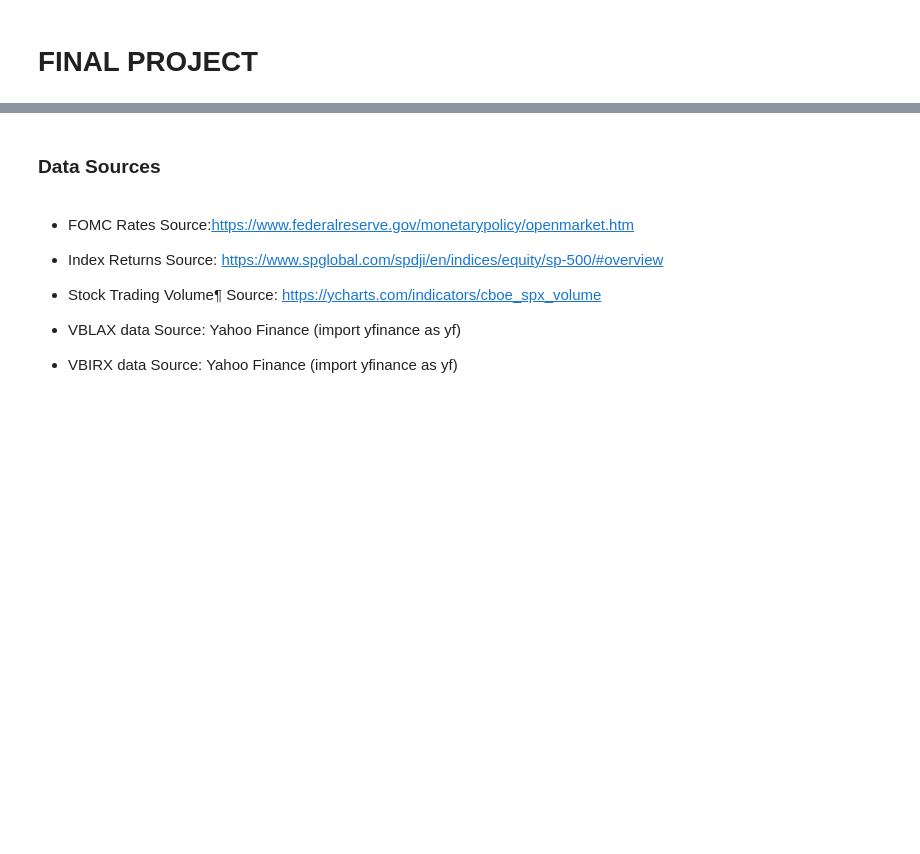
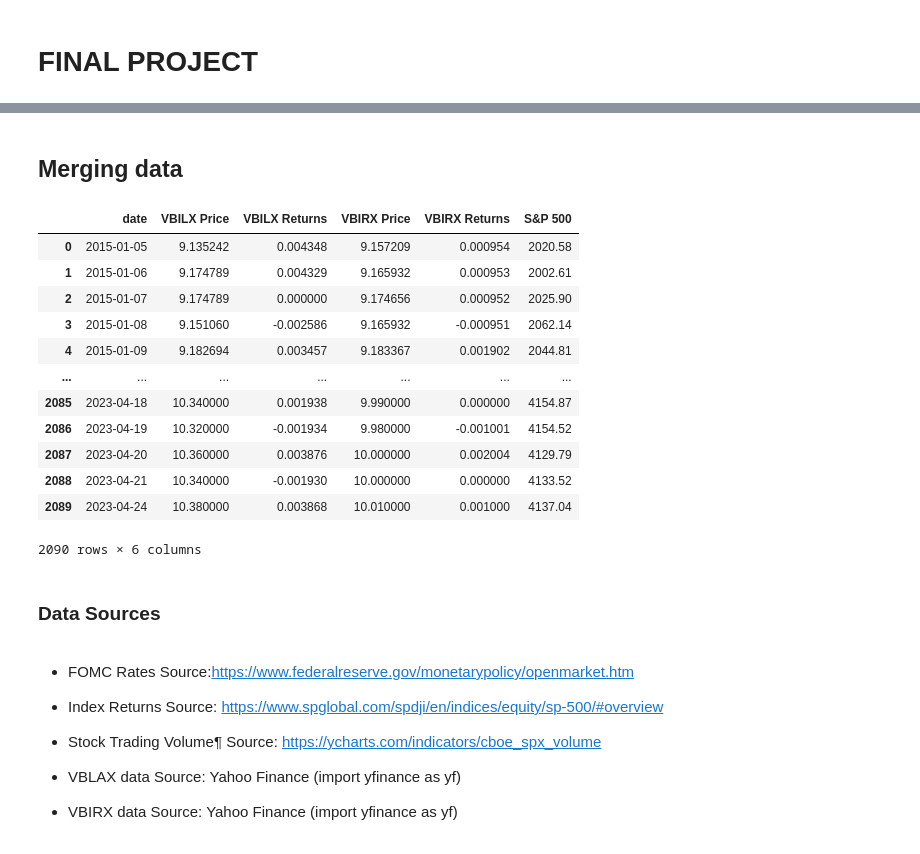
Before and after one commit to mab923/finalteamproject, a Jupyter notebook: FinalProject.ipynb, the cells around one changed output, grey strips where cells are left out. Cells and saved outputs as stored; diff of their text form; code cells hidden in the pictures; blank space fills up the shorter version.

```diff
--- a/FinalProject.ipynb
+++ b/FinalProject.ipynb
@@ -16,3 +13,31 @@ Vbirx= pd.read_csv('inputs/Clean_Data/Clean_Vbirx.csv')
+# %% [markdown]
+## Merging data
+# %%
+# Set date column as index in each dataset
+Vbilx.set_index('Date', inplace=True)
+Vbirx.set_index('Date', inplace=True)
+sp500_ret.set_index('date', inplace=True)
+
+# Merge datasets
+merged_data = pd.concat([Vbilx['Daily Price'],Vbilx['Daily Returns'], Vbirx['Daily Price'], Vbirx['Daily Returns'], sp500_ret['S&P_500']], axis=1, keys=['VBILX Price','VBILX Returns', 'VBIRX Price', 'VBIRX Returns', 'S&P 500'])
+merged_data.reset_index(inplace=True)
+merged_data = merged_data.rename(columns={'index':'date'})
+# %%
+merged_data
+# %% [output]
+|  | date | VBILX Price | VBILX Returns | VBIRX Price | VBIRX Returns | S&P 500 |
+| 0 | 2015-01-05 | 9.135242 | 0.004348 | 9.157209 | 0.000954 | 2020.58 |
+| 1 | 2015-01-06 | 9.174789 | 0.004329 | 9.165932 | 0.000953 | 2002.61 |
+| 2 | 2015-01-07 | 9.174789 | 0.000000 | 9.174656 | 0.000952 | 2025.90 |
+| 3 | 2015-01-08 | 9.151060 | -0.002586 | 9.165932 | -0.000951 | 2062.14 |
+| 4 | 2015-01-09 | 9.182694 | 0.003457 | 9.183367 | 0.001902 | 2044.81 |
+| ... | ... | ... | ... | ... | ... | ... |
+| 2085 | 2023-04-18 | 10.340000 | 0.001938 | 9.990000 | 0.000000 | 4154.87 |
+| 2086 | 2023-04-19 | 10.320000 | -0.001934 | 9.980000 | -0.001001 | 4154.52 |
+| 2087 | 2023-04-20 | 10.360000 | 0.003876 | 10.000000 | 0.002004 | 4129.79 |
+| 2088 | 2023-04-21 | 10.340000 | -0.001930 | 10.000000 | 0.000000 | 4133.52 |
+| 2089 | 2023-04-24 | 10.380000 | 0.003868 | 10.010000 | 0.001000 | 4137.04 |
+2090 rows × 6 columns
 # %% [markdown]
 ### Data Sources
 # %% [markdown]
```
Also changed, not shown: parts of 1 cell of this notebook, 4 other files.
